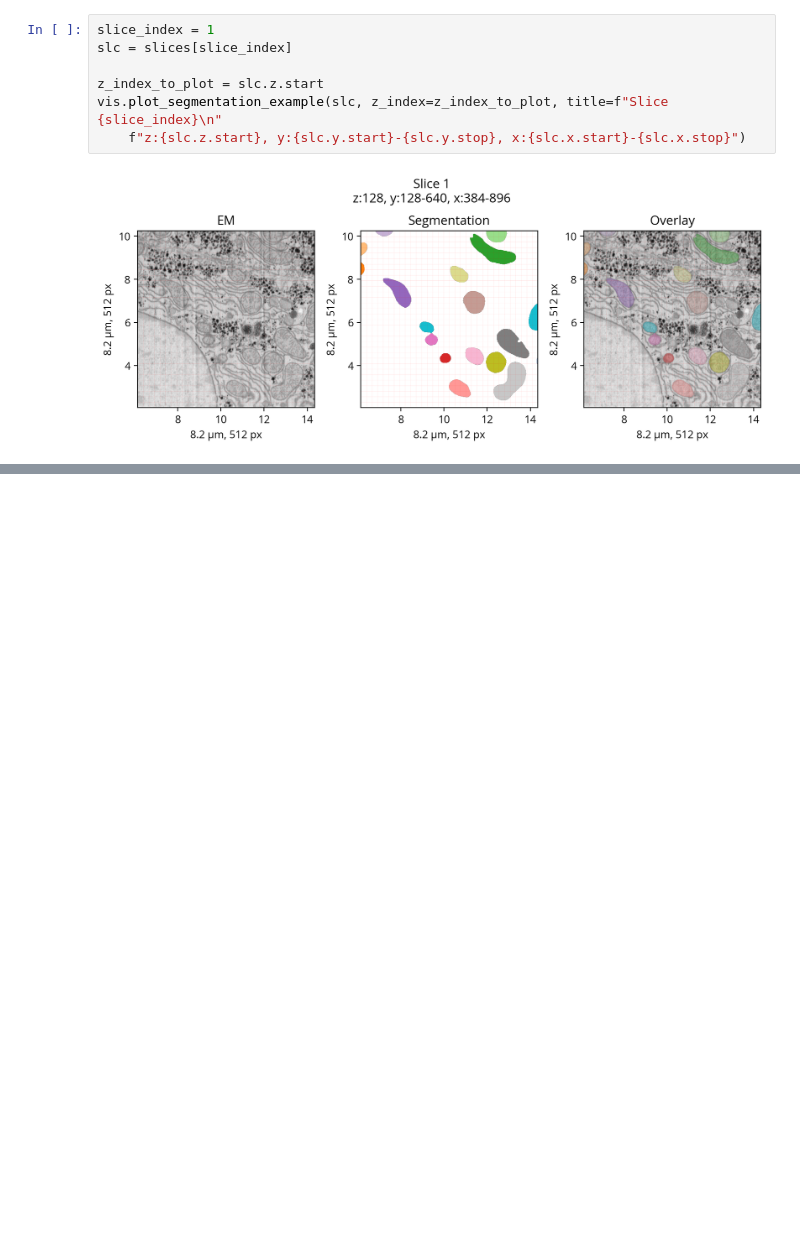
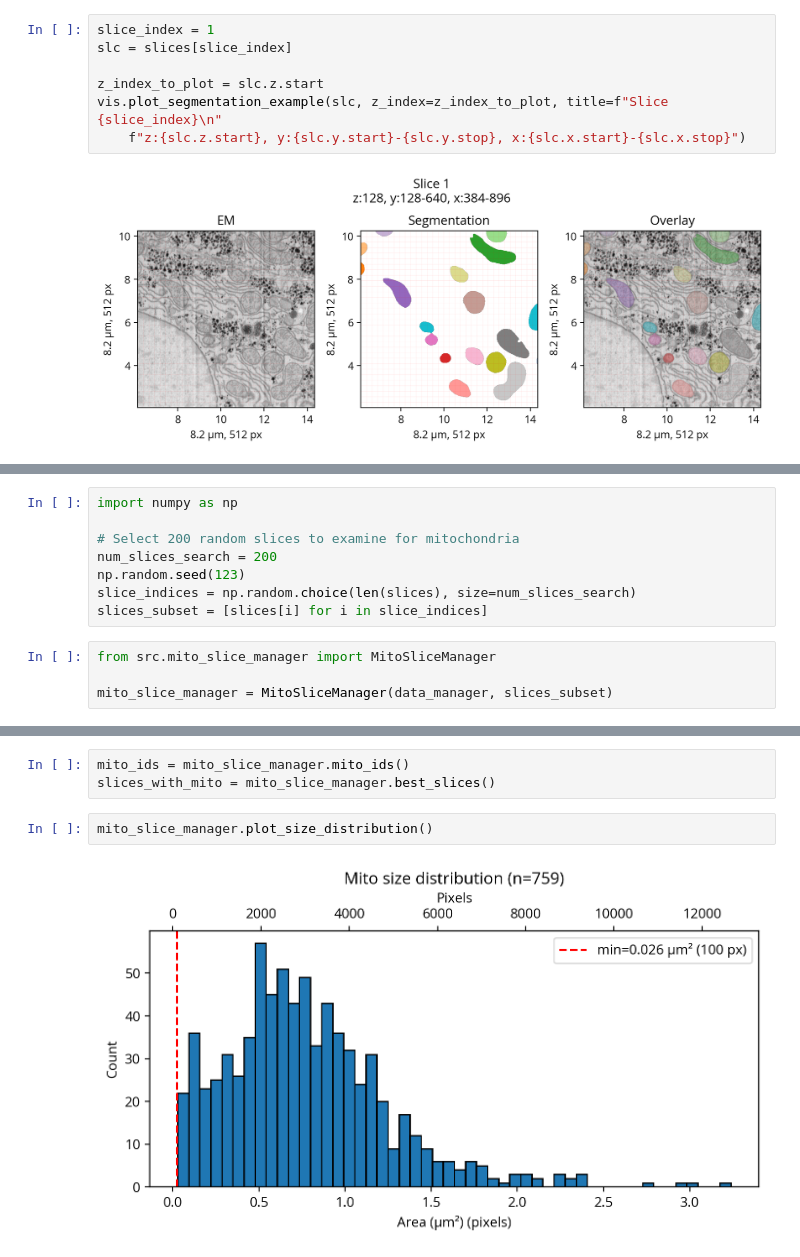
Before and after one commit to trngt/coding-tasks, a Jupyter notebook: task2/Explore_Mito_Data.ipynb, the cells around one changed output, grey strips where cells are left out. Cells and saved outputs as stored; diff of their text form; blank space fills up the shorter version.

Commit message:
Begin building out workflow to manage handling multiple mitochondria to slices.

```diff
--- a/task2/Explore_Mito_Data.ipynb
+++ b/task2/Explore_Mito_Data.ipynb
@@ -117,0 +118,12 @@ plt.colorbar()
+# %%
+import numpy as np
+
+# Select 200 random slices to examine for mitochondria
+num_slices_search = 200
+np.random.seed(123)
+slice_indices = np.random.choice(len(slices), size=num_slices_search)
+slices_subset = [slices[i] for i in slice_indices]
+# %%
+from src.mito_slice_manager import MitoSliceManager
+
+mito_slice_manager = MitoSliceManager(data_manager, slices_subset)
@@ -117,0 +135,7 @@ plt.colorbar()
+# %%
+mito_ids = mito_slice_manager.mito_ids()
+slices_with_mito = mito_slice_manager.best_slices()
+# %%
+mito_slice_manager.plot_size_distribution()
+# %% [output]
+[figure, added]
```
Also changed, not shown: parts of 3 cells of this notebook, 3 other files.
